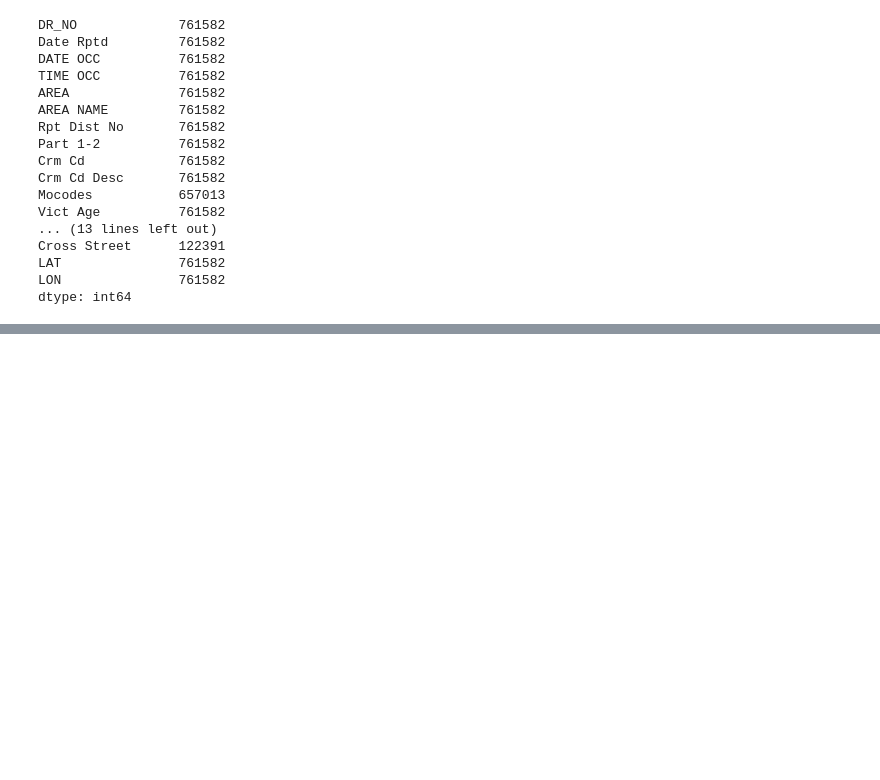
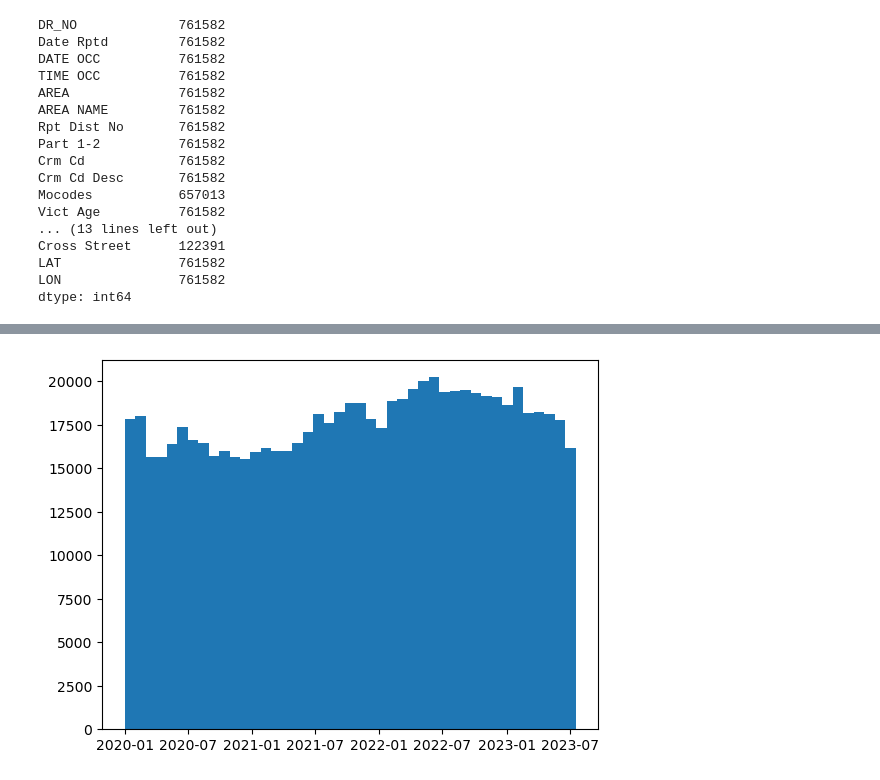
Before and after one commit to rpearce1/LA-Crime, a Jupyter notebook: LA_Crime.ipynb, the cells around one changed output, grey strips where cells are left out. Cells and saved outputs as stored; diff of their text form; code cells hidden in the pictures; blank space fills up the shorter version.

```diff
--- a/LA_Crime.ipynb
+++ b/LA_Crime.ipynb
@@ -72,0 +112,5 @@ Name: DATE OCC, Length: 761582, dtype: datetime64[ns]
+# %%
+plt.hist(crime_df['dt'],43)
+plt.show()
+# %% [output]
+[figure, added]
```
Also changed, not shown: parts of 12 cells of this notebook.
